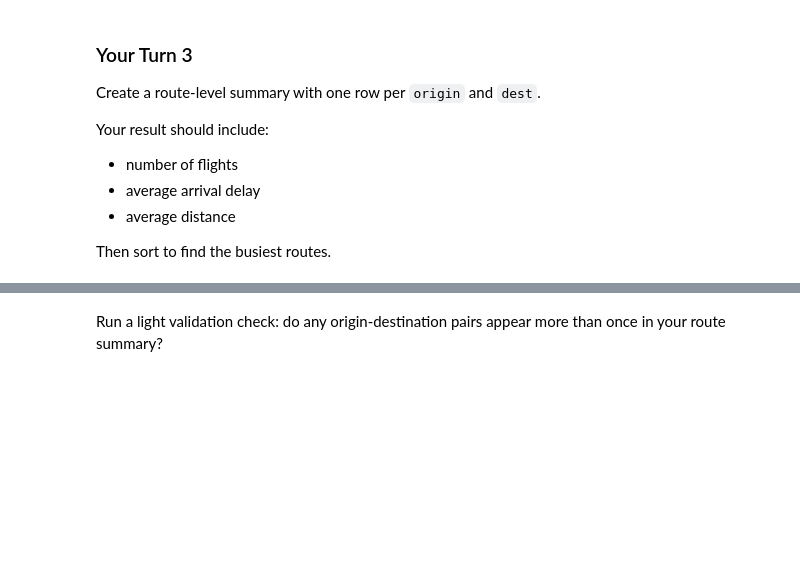
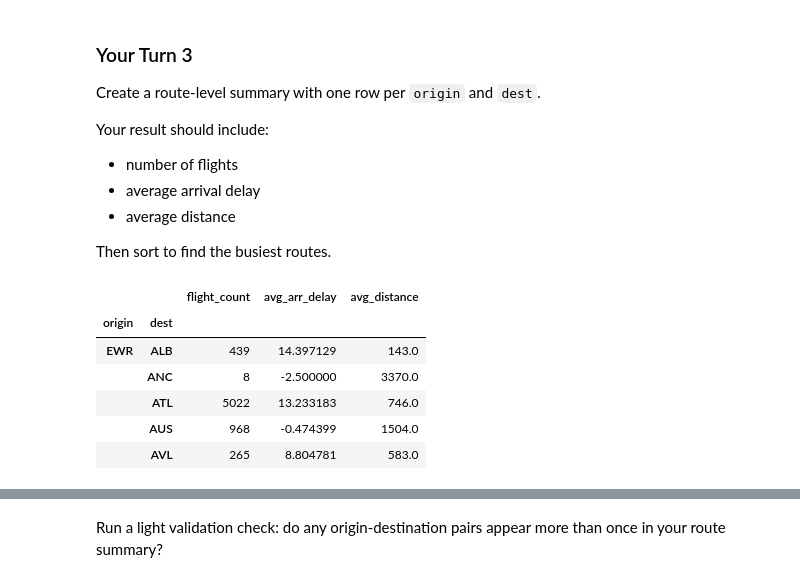
Before and after one commit to kalshaikhli/ban6003-week7-8-Karrar-Alshaikhli, a Jupyter notebook: notebooks/module7_aggregation_reshaping_guided_lab.ipynb, the cells around one changed output, grey strips where cells are left out. Saved outputs shown, nothing was run; the diff lists cells and outputs as text; code cells hidden in the pictures; blank space fills up the shorter version.

```diff
--- a/notebooks/module7_aggregation_reshaping_guided_lab.ipynb
+++ b/notebooks/module7_aggregation_reshaping_guided_lab.ipynb
@@ -415,3 +428,22 @@ Then sort to find the busiest routes.
 # %%
 # Your Turn 3
 # Create one row per origin-destination route.
+# Your Turn 3: Route-Level Summary
+# Group flights by origin and destination.
+# Each row represents one unique origin-destination route.
+
+route_summary = flights.groupby(["origin", "dest"]).agg(
+    flight_count=("flight", "count"),
+    avg_arr_delay=("arr_delay", "mean"),
+    avg_distance=("distance", "mean")
+)
+
+route_summary.head()
+# %% [output]
+|  |  | flight_count | avg_arr_delay | avg_distance |
+| origin | dest |  |  |  |
+| EWR | ALB | 439 | 14.397129 | 143.0 |
+|  | ANC | 8 | -2.500000 | 3370.0 |
+|  | ATL | 5022 | 13.233183 | 746.0 |
+|  | AUS | 968 | -0.474399 | 1504.0 |
+|  | AVL | 265 | 8.804781 | 583.0 |
```
Also changed, not shown: parts of 8 cells of this notebook.
